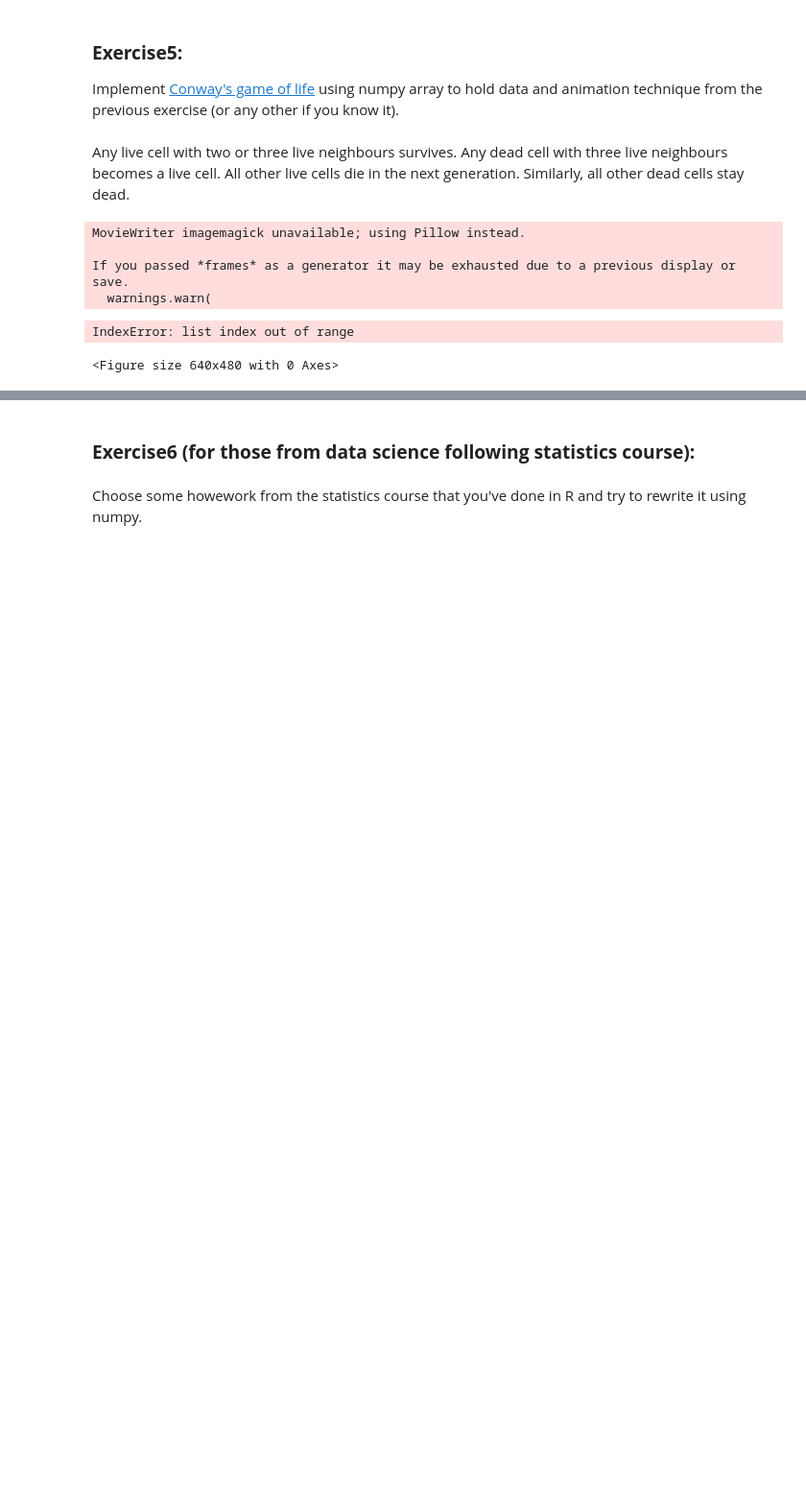
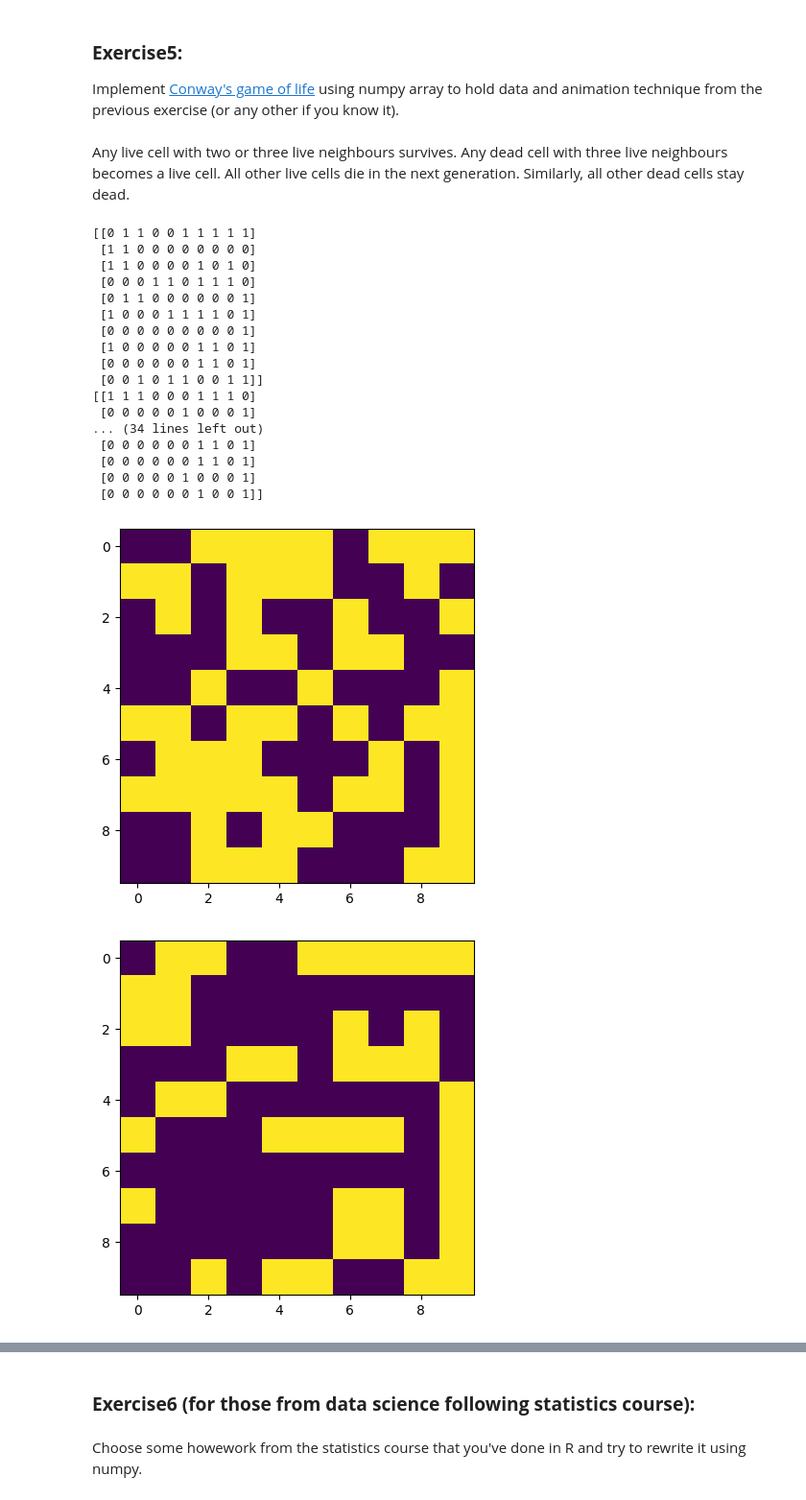
Before and after one commit to alessimichele/AdvancedProgramming_dssc22, a Jupyter notebook: python/Exercises2.ipynb, the cells around one changed output, grey strips where cells are left out. Shown at 96% size. Cells and saved outputs as stored; diff of their text form; code cells hidden in the pictures; blank space fills up the shorter version.

```diff
--- a/python/Exercises2.ipynb
+++ b/python/Exercises2.ipynb
@@ -91,13 +94,13 @@ def recaman1(N):
             final.append(a)
             n = n + 1
     return final
+
 seq = recaman1(50)
 for i in range(1, len(seq)):
-    h = (seq[i] + seq[i-1])/2
-    r = abs((seq[i] - seq[i-1]))/2
-    x = np.linspace(seq[i], seq[i-1], 100)
-    y = (-1)**i * np.sqrt(r**2 - (x-h)**2)
-    plt.plot(x, y)
+    if i % 2 == 0:
+        semicircle(seq[i], seq[i-1], up = True)
+    else:
+        semicircle(seq[i], seq[i-1])
 # %% [output]
 [figure]
 # %% [markdown]
@@ -236,6 +201,8 @@ Any live cell with two or three live neighbours survives.
 Any dead cell with three live neighbours becomes a live cell.
 All other live cells die in the next generation. Similarly, all other dead cells stay dead.
 # %%
+## see game_of_life folder for complete code
+## or PyCharme Project3 for the best solution
 def find_neigh(i,j,n,m):
     # i is row index in the grid
     # j is col index in the grid
@@ -271,53 +238,58 @@ def next_iteration(current_state):
     next_state = current_state.copy()
     for i in range(n):
         for j in range(m):
             neigh = find_neigh(i,j,n,m)
             count = 0
             for ne in neigh:
                 k = ne[0]
                 h = ne[1]
                 if current_state[k,h] == 1: # se è vivo
                     count = count + 1
             if current_state[i,j] == 1:
                 if (count<2) or (count>3):
                     next_state[i,j] = 0
             else:
                 if count == 3:
                     next_state[i,j] = 1
 
     return next_state
 
 def plot_grid(state):
-    plt.imshow(state)
+    plt.figure()
+    plt.imshow(np.array([state[i, :] for i in range(state.shape[1])]))
 
-images=[]
+
+
 def game_of_life(initial_state, number_of_it):
     k=0
     current = initial_state
+    plot_grid(current)
     while np.sum(current)!=0 and k<number_of_it:
         current = next_iteration(current)
-        #print(current)
-        curr_img = plot_grid(current)
-        images.append(curr_img)
+        print(current)
+        plot_grid(current)
         k = k+1
 
-import matplotlib.animation as animation
 
-# Create a function to update the image for each frame of the animation
-def update_frame(i):
-    plt.imshow(images[i])
-    return
-
-# Create the animation
-fig = plt.figure()
-ani = animation.FuncAnimation(fig, update_frame, frames=len(images), interval=200)
-
-# Save the animation as a gif
-ani.save('animation.gif', writer='imagemagick')
+current = np.random.choice([0, 1], size=(10, 10), p=[0.5, 0.5])
+game_of_life(current, 5)
 # %% [output]
-MovieWriter imagemagick unavailable; using Pillow instead.
-
-If you passed *frames* as a generator it may be exhausted due to a previous display or save.
-  warnings.warn(
+[[0 1 1 0 0 1 1 1 1 1]
+ [1 1 0 0 0 0 0 0 0 0]
+ [1 1 0 0 0 0 1 0 1 0]
+ [0 0 0 1 1 0 1 1 1 0]
+ [0 1 1 0 0 0 0 0 0 1]
+ [1 0 0 0 1 1 1 1 0 1]
+ [0 0 0 0 0 0 0 0 0 1]
+ [1 0 0 0 0 0 1 1 0 1]
+ [0 0 0 0 0 0 1 1 0 1]
+ [0 0 1 0 1 1 0 0 1 1]]
+[[1 1 1 0 0 0 1 1 1 0]
+ [0 0 0 0 0 1 0 0 0 1]
+... (34 lines left out)
+ [0 0 0 0 0 0 1 1 0 1]
+ [0 0 0 0 0 0 1 1 0 1]
+ [0 0 0 0 0 1 0 0 0 1]
+ [0 0 0 0 0 0 1 0 0 1]]
-IndexError: list index out of range
-<Figure size 640x480 with 0 Axes>
+[figure, added]
+[figure, added]
```
Also changed, not shown: parts of 10 cells of this notebook, 7 other files.
